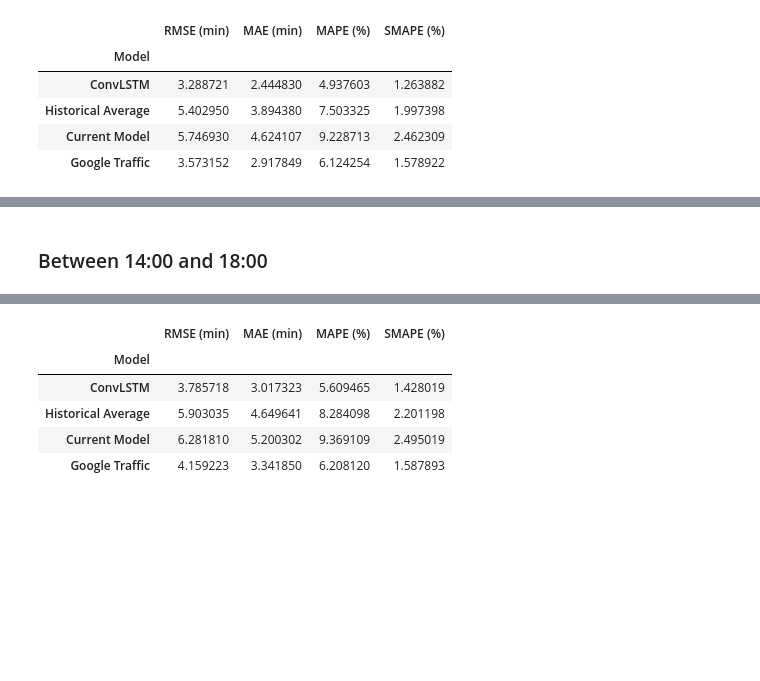
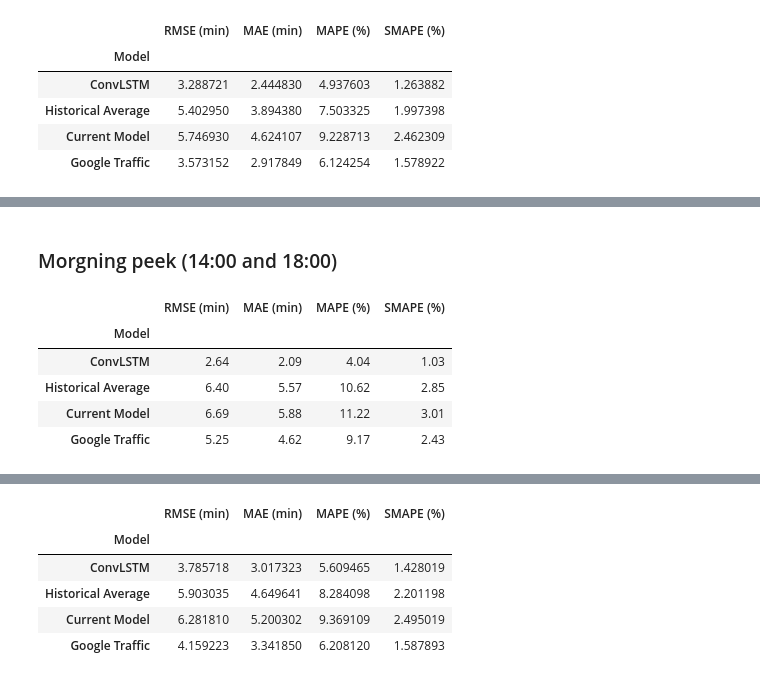
Before and after one commit to niklascp/bus-arrival-convlstm, a Jupyter notebook: jupyter/Comparison.ipynb, the cells around one changed output, grey strips where cells are left out. Saved outputs shown, nothing was run; the diff lists cells and outputs as text; code cells hidden in the pictures; blank space fills up the shorter version.

```diff
--- a/jupyter/Comparison.ipynb
+++ b/jupyter/Comparison.ipynb
@@ -157,2 +191,12 @@ comparison_matrix(comp_day)
 # %% [markdown]
-### Between 14:00 and 18:00
+### Morgning peek (14:00 and 18:00)
+# %%
+comp_weekdays_mp = comp_[(comp_['Day'] != 'Saturday') & (comp_['Day'] != 'Sunday')].between_time('07:00', '09:00')
+comparison_matrix(comp_weekdays_mp).round(2)
+# %% [output]
+|  | RMSE (min) | MAE (min) | MAPE (%) | SMAPE (%) |
+| Model |  |  |  |  |
+| ConvLSTM | 2.64 | 2.09 | 4.04 | 1.03 |
+| Historical Average | 6.40 | 5.57 | 10.62 | 2.85 |
+| Current Model | 6.69 | 5.88 | 11.22 | 3.01 |
+| Google Traffic | 5.25 | 4.62 | 9.17 | 2.43 |
```
Also changed, not shown: parts of 13 cells of this notebook, 10 other files.
